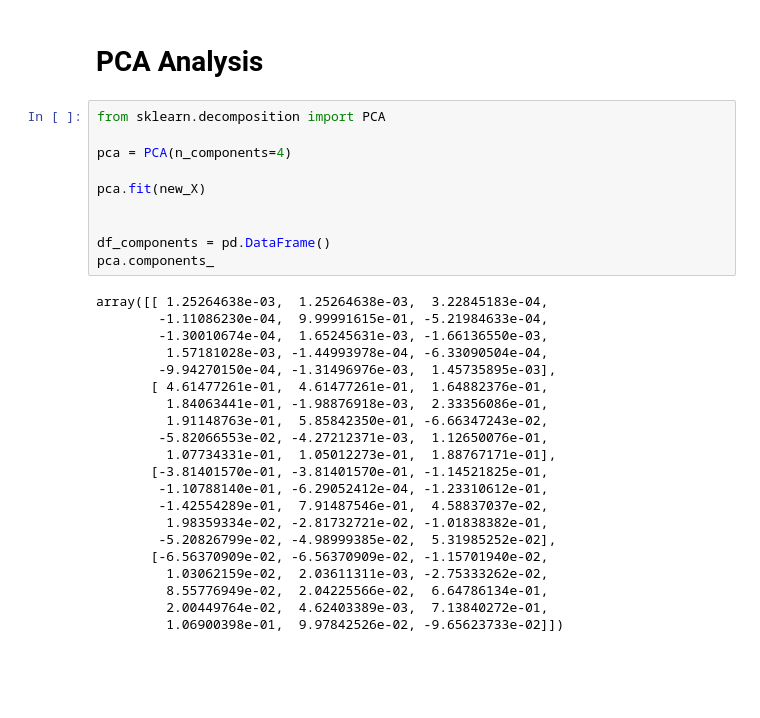
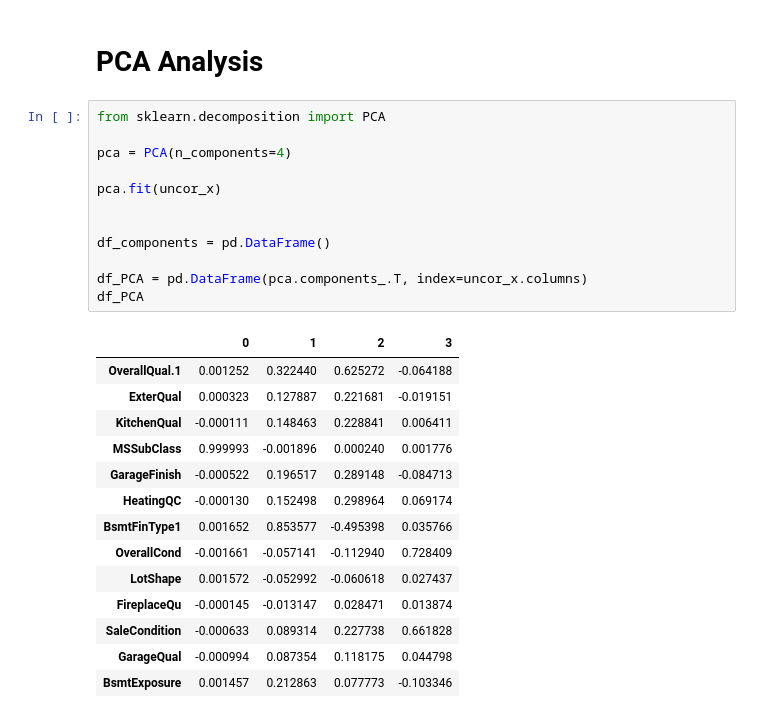
Before and after one commit to xXKeNdAmAmAsTeRXx/House_Prices_project, a Jupyter notebook: 3.2_EDA_ordinal.ipynb, the cells around one changed output. Saved outputs shown, nothing was run; the diff lists cells and outputs as text; blank space fills up the shorter version.

```diff
--- a/3.2_EDA_ordinal.ipynb
+++ b/3.2_EDA_ordinal.ipynb
@@ -129,31 +129,27 @@ uncor_x
 # %%
 from sklearn.decomposition import PCA
 
 pca = PCA(n_components=4)
 
-pca.fit(new_X)
+pca.fit(uncor_x)
 
 
 df_components = pd.DataFrame()
-pca.components_
+
+df_PCA = pd.DataFrame(pca.components_.T, index=uncor_x.columns)
+df_PCA
 # %% [output]
-array([[ 1.25264638e-03,  1.25264638e-03,  3.22845183e-04,
-        -1.11086230e-04,  9.99991615e-01, -5.21984633e-04,
-        -1.30010674e-04,  1.65245631e-03, -1.66136550e-03,
-         1.57181028e-03, -1.44993978e-04, -6.33090504e-04,
-        -9.94270150e-04, -1.31496976e-03,  1.45735895e-03],
-       [ 4.61477261e-01,  4.61477261e-01,  1.64882376e-01,
-         1.84063441e-01, -1.98876918e-03,  2.33356086e-01,
-         1.91148763e-01,  5.85842350e-01, -6.66347243e-02,
-        -5.82066553e-02, -4.27212371e-03,  1.12650076e-01,
-         1.07734331e-01,  1.05012273e-01,  1.88767171e-01],
-       [-3.81401570e-01, -3.81401570e-01, -1.14521825e-01,
-        -1.10788140e-01, -6.29052412e-04, -1.23310612e-01,
-        -1.42554289e-01,  7.91487546e-01,  4.58837037e-02,
-         1.98359334e-02, -2.81732721e-02, -1.01838382e-01,
-        -5.20826799e-02, -4.98999385e-02,  5.31985252e-02],
-       [-6.56370909e-02, -6.56370909e-02, -1.15701940e-02,
-         1.03062159e-02,  2.03611311e-03, -2.75333262e-02,
-         8.55776949e-02,  2.04225566e-02,  6.64786134e-01,
-         2.00449764e-02,  4.62403389e-03,  7.13840272e-01,
-         1.06900398e-01,  9.97842526e-02, -9.65623733e-02]])
+|  | 0 | 1 | 2 | 3 |
+| OverallQual.1 | 0.001252 | 0.322440 | 0.625272 | -0.064188 |
+| ExterQual | 0.000323 | 0.127887 | 0.221681 | -0.019151 |
+| KitchenQual | -0.000111 | 0.148463 | 0.228841 | 0.006411 |
+| MSSubClass | 0.999993 | -0.001896 | 0.000240 | 0.001776 |
+| GarageFinish | -0.000522 | 0.196517 | 0.289148 | -0.084713 |
+| HeatingQC | -0.000130 | 0.152498 | 0.298964 | 0.069174 |
+| BsmtFinType1 | 0.001652 | 0.853577 | -0.495398 | 0.035766 |
+| OverallCond | -0.001661 | -0.057141 | -0.112940 | 0.728409 |
+| LotShape | 0.001572 | -0.052992 | -0.060618 | 0.027437 |
+| FireplaceQu | -0.000145 | -0.013147 | 0.028471 | 0.013874 |
+| SaleCondition | -0.000633 | 0.089314 | 0.227738 | 0.661828 |
+| GarageQual | -0.000994 | 0.087354 | 0.118175 | 0.044798 |
+| BsmtExposure | 0.001457 | 0.212863 | 0.077773 | -0.103346 |
```
